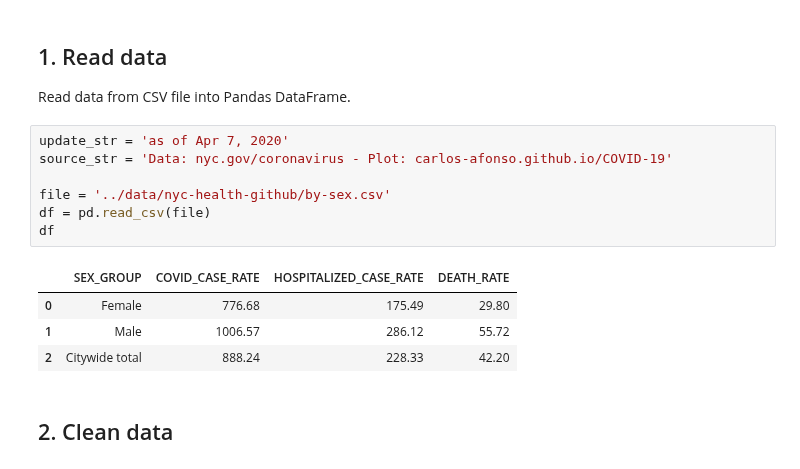
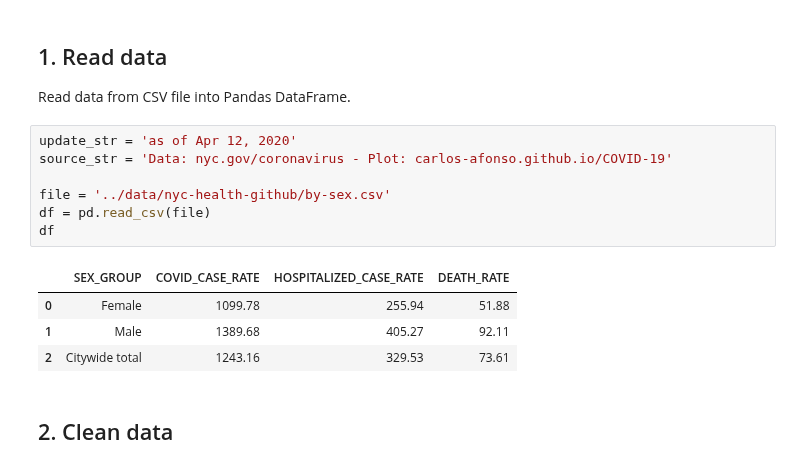
Before and after one commit to carlos-afonso/COVID-19, a Jupyter notebook: notebooks/nyc-covid-19-by-sex.ipynb, the cells around one changed output. Saved outputs shown, nothing was run; the diff lists cells and outputs as text.

```diff
--- a/notebooks/nyc-covid-19-by-sex.ipynb
+++ b/notebooks/nyc-covid-19-by-sex.ipynb
@@ -10,17 +10,17 @@ import pandas as pd
 
 Read data from CSV file into Pandas DataFrame.
 # %%
-update_str = 'as of Apr 7, 2020'
+update_str = 'as of Apr 12, 2020'
 source_str = 'Data: nyc.gov/coronavirus - Plot: carlos-afonso.github.io/COVID-19'
 
 file = '../data/nyc-health-github/by-sex.csv'
 df = pd.read_csv(file)
 df
 # %% [output]
 |  | SEX_GROUP | COVID_CASE_RATE | HOSPITALIZED_CASE_RATE | DEATH_RATE |
-| 0 | Female | 776.68 | 175.49 | 29.80 |
-| 1 | Male | 1006.57 | 286.12 | 55.72 |
-| 2 | Citywide total | 888.24 | 228.33 | 42.20 |
+| 0 | Female | 1099.78 | 255.94 | 51.88 |
+| 1 | Male | 1389.68 | 405.27 | 92.11 |
+| 2 | Citywide total | 1243.16 | 329.53 | 73.61 |
 # %% [markdown]
 ## 2. Clean data
 # %%
```
Also changed, not shown: parts of 2 cells of this notebook, 12 other files.
